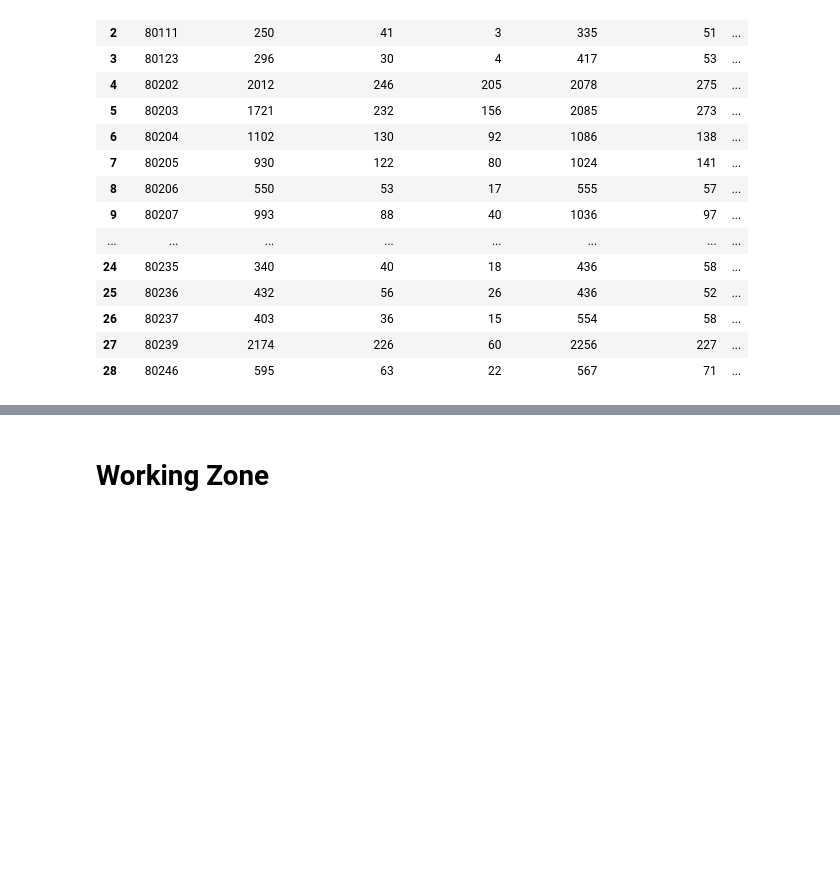
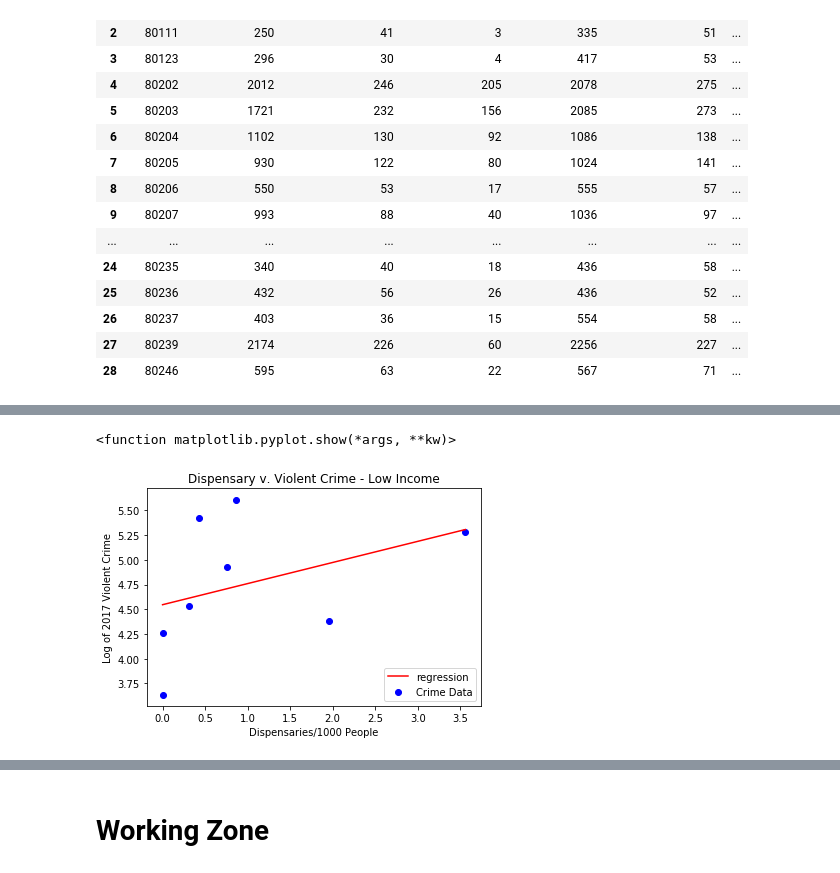
Before and after one commit to zapatos24/Mod_3_Final_Project, a Jupyter notebook: mod_3_final_project_jeremy_wip.ipynb, the cells around one changed output, grey strips where cells are left out. Drawn from its saved outputs; the diff is of its cells as text; code cells hidden in the pictures; blank space fills up the shorter version.

```diff
--- a/mod_3_final_project_jeremy_wip.ipynb
+++ b/mod_3_final_project_jeremy_wip.ipynb
@@ -548,3 +592,12 @@ def make_formula(dv, iv):
         for i in range(1, len(iv)):
             string += '+' + str(iv[i])
     return string
+# %%
+# formula: dv is violent_log, iv is proportion of stores to people
+formula = make_formula('violent_log_2017', ['store_per_1Kpeople'])
+# dataframe should only be low income zip codes
+df = final_df_income_pop[final_df_income_pop.neighborhood_econ_status == 'low']
+
+#running the ols model
+model = smf.ols(formula=formula, data=df).fit()
+model.summary()
@@ -550,0 +624,6 @@ def make_formula(dv, iv):
+# %%
+# subsetting dataframe for violent_log and proportion of stores to people only for low income zip codes
+violent_dispensary_2017 = df.sort_values('violent_log_2017')[['violent_log_2017',
+                                                              'store_per_1Kpeople']].reset_index()
+violent_dispensary_2017.drop('index', axis=1, inplace=True)
+violent_dispensary_2017
@@ -551 +640,13 @@ def make_formula(dv, iv):
+# %%
+plt.scatter(violent_dispensary_2017.store_per_1Kpeople, violent_dispensary_2017.violent_log_2017,
+            c='blue', label='Crime Data')
+plt.plot([0, 3.5601], [4.5464, (.2136*3.5601 + 4.5464)], c='red', label='regression')
+plt.xlabel('Dispensaries/1000 People')
+plt.ylabel('Log of 2017 Violent Crime')
+plt.title('Dispensary v. Violent Crime - Low Income')
+plt.legend(loc='lower right')
+plt.show
+# %% [output]
+<function matplotlib.pyplot.show(*args, **kw)>
+[figure, added]
 # %%
```
Also changed, not shown: parts of 74 cells of this notebook.
